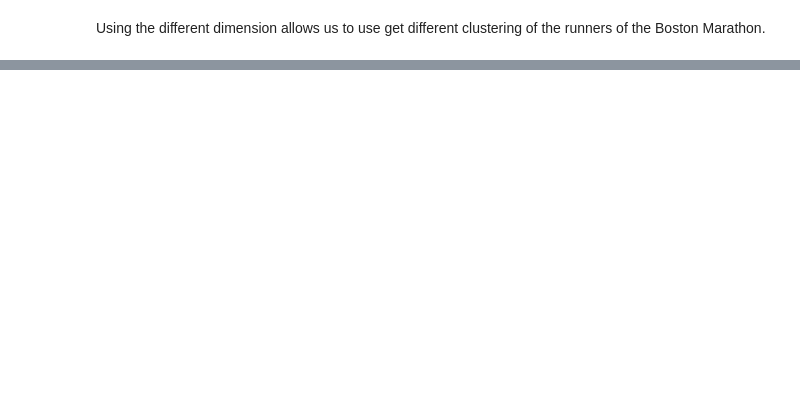
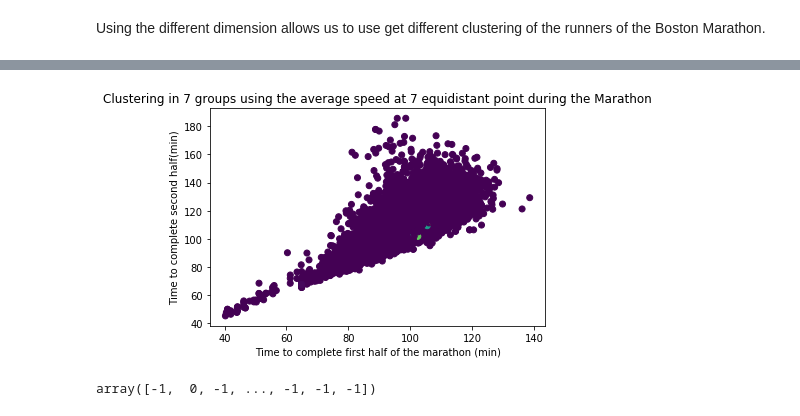
Before and after one commit to percevalve/test, a Jupyter notebook: Boston Marathon Visualisation and Clustering.ipynb, the cells around one changed output, grey strips where cells are left out. Drawn from its saved outputs; the diff is of its cells as text; code cells hidden in the pictures; blank space fills up the shorter version.

```diff
--- a/Boston Marathon Visualisation and Clustering.ipynb
+++ b/Boston Marathon Visualisation and Clustering.ipynb
@@ -267,0 +327,2 @@ Using the different dimension allows us to use get different clustering of the r
+# %%
+spectral_7 = SpectralClustering(n_clusters=7,assign_labels="discretize",random_state=0).fit(data_only_speed)
@@ -267,0 +336,15 @@ Using the different dimension allows us to use get different clustering of the r
+# %%
+data_for_cluster["Spectral Clustering"] = spectral_7.labels_
+# %%
+dbscan = DBSCAN(eps=.18)
+dbscan_boston = dbscan.fit(data_only_speed)
+plt.scatter(data_for_cluster.half, data_for_cluster.second_half_time, c=dbscan.labels_)
+plt.title("Clustering in 7 groups using the average speed at 7 equidistant point during the Marathon");
+plt.xlabel('Time to complete first half of the marathon (min)');
+plt.ylabel('Time to complete second half(min)');
+# %% [output]
+[figure, added]
+# %%
+dbscan.labels_
+# %% [output]
+array([-1,  0, -1, ..., -1, -1, -1])
```
Also changed, not shown: parts of 35 cells of this notebook, 1 other file.
